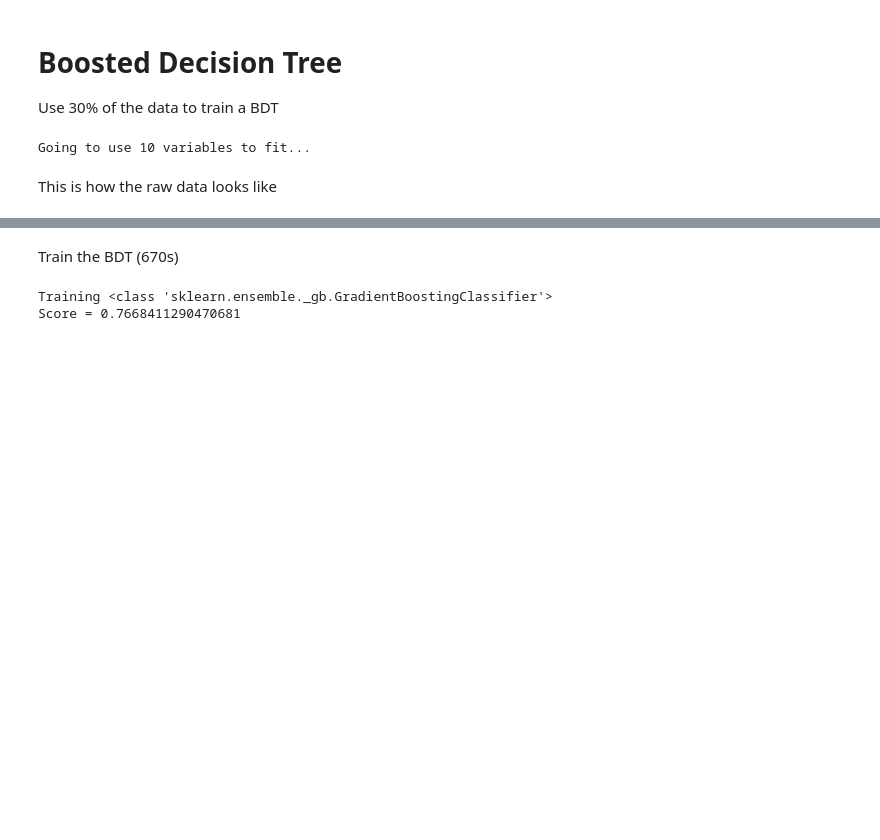
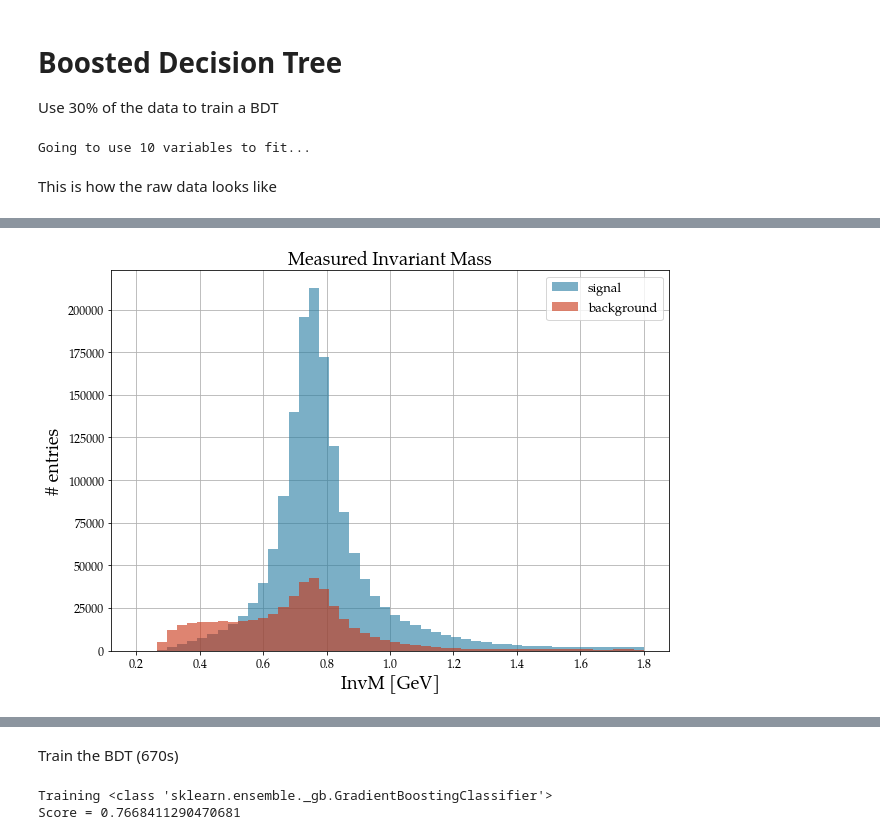
Before and after one commit to peguerosdc/unfolding_benchmark, a Jupyter notebook: tau2pipi0nu_bdt.ipynb, the cells around one changed output, grey strips where cells are left out. Drawn from its saved outputs; the diff is of its cells as text; code cells hidden in the pictures; blank space fills up the shorter version.

```diff
--- a/tau2pipi0nu_bdt.ipynb
+++ b/tau2pipi0nu_bdt.ipynb
@@ -133 +146,29 @@ fig.savefig("./doc/images/bdt_background_modes.svg")
+# %%
+from doc import plot_utils
+plot_utils.setup()
+
+sig_color = "#247BA0"
+bg_color = "#C93312"
+
+# fill histograms with mass
+bg_invM = bh.Histogram(bh.axis.Regular(50, 0.2, 1.8))
+bg_invM.fill( df.query("is_signal == 0")["tau_sig_InvM"] )
+signal_invM = bh.Histogram(bh.axis.Regular(50, 0.2, 1.8))
+signal_invM.fill( df.query("is_signal == 1")["tau_sig_InvM"] )
+
+# Plot
+m = 2
+fig, ax = plot_utils.get_1x1_im_figure()
+# Plot the matchedMC with only the 4th decay mode
+ax.bar(signal_invM.axes[0].centers, signal_invM.view(), width=signal_invM.axes[0].widths, label="signal", alpha=0.6, color=sig_color)
+# Plot the reco distribution
+ax.bar(bg_invM.axes[0].centers, bg_invM.view(), width=bg_invM.axes[0].widths, label="background", alpha=0.6, color=bg_color)
+
+ax.set_title("Measured Invariant Mass")
+ax.set_xlabel("InvM [GeV]")
+ax.set_ylabel("# entries")
+ax.legend(prop={"size": 13})
+fig.savefig("./doc/images/split_before_bdt.svg")
+# %% [output]
+[figure, added]
 # %% [markdown]
```
Also changed, not shown: parts of 8 cells of this notebook, 8 other files.
